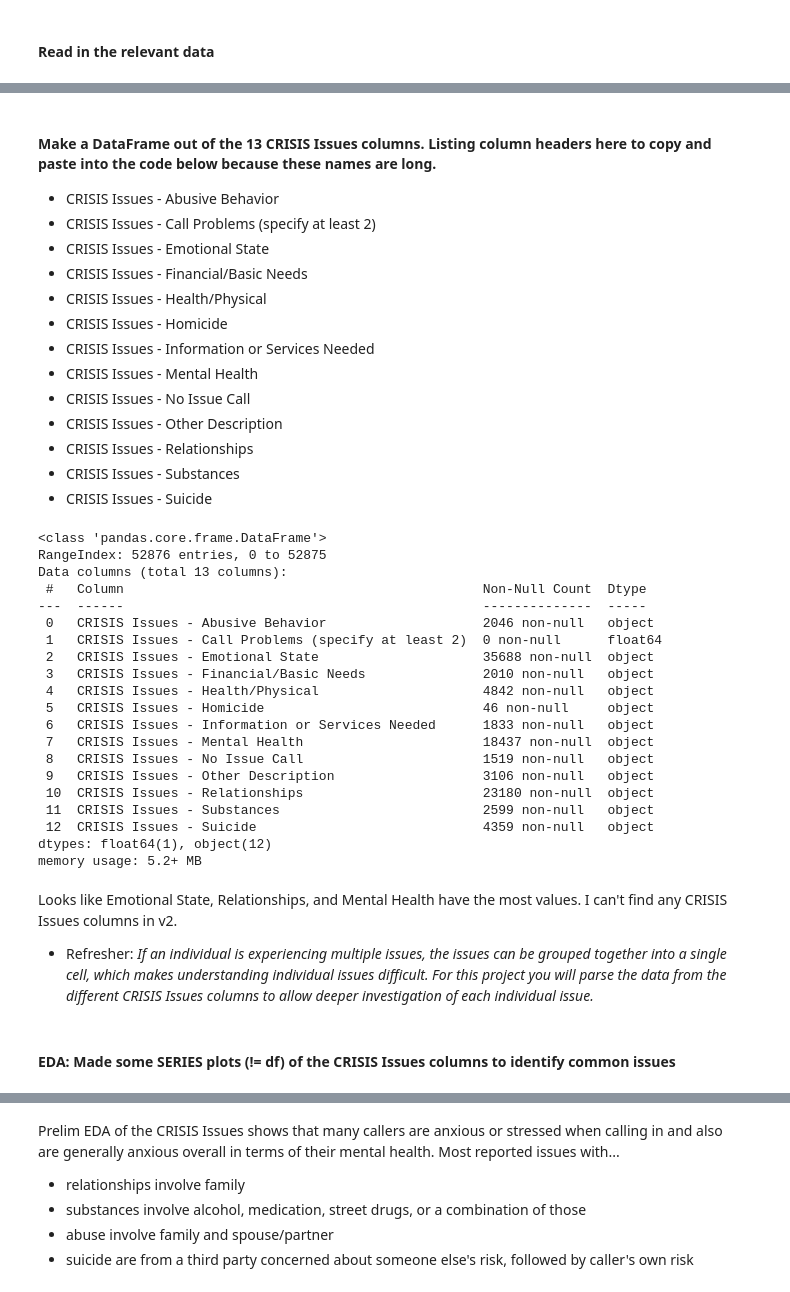
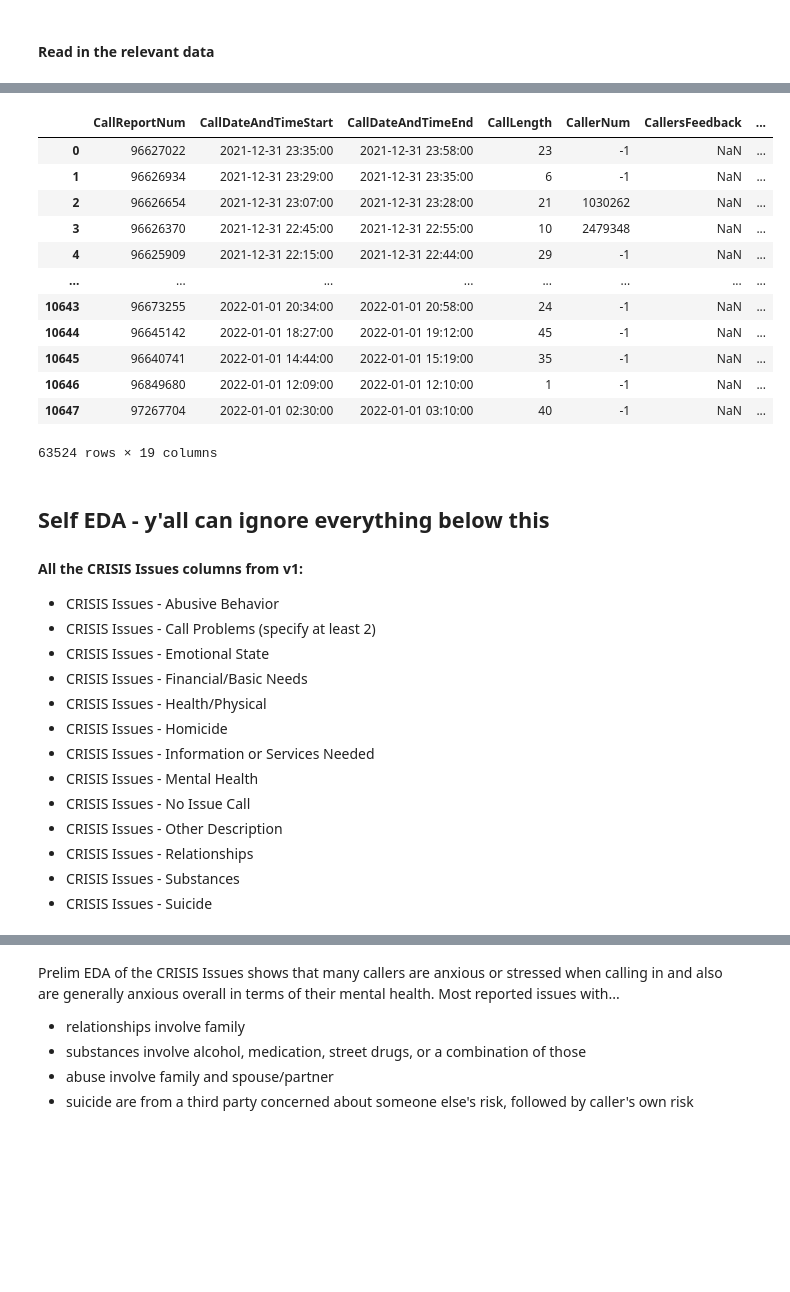
Before and after one commit to NSS-Data-Analytics-Cohort-6/fcs-crisis-data-campers, a Jupyter notebook: notebooks/FCS_project_datacampers.ipynb, the cells around one changed output, grey strips where cells are left out. Cells and saved outputs as stored; diff of their text form; code cells hidden in the pictures; blank space fills up the shorter version.

```diff
--- a/notebooks/FCS_project_datacampers.ipynb
+++ b/notebooks/FCS_project_datacampers.ipynb
@@ -21,3 +23,13 @@ df2 = pd.read_excel('../data/NSSCrisisv_2.xlsx') # 2022
 # df_2020 = pd.read_excel('../data/2020callcenter.xlsx')
 # df_2021 = pd.read_excel('../data/2021callcenter.xlsx')
 # df_2022 = pd.read_excel('../data/2022callcenter.xlsx')
+# %%
+# Rob: Change name of CRISIS Subjective in v2 to CRISIS Issues to match v1
+labels = list()
+for col in df2.columns:
+    labels.append(col.replace('Subjective', 'Issues'))
+df2.columns = labels
+# %%
+# Rob: Drops columns that contain only NaN
+df1.dropna(how='all', axis=1, inplace=True)
+df2.dropna(how='all', axis=1, inplace=True)
@@ -24,5 +71,31 @@ df2 = pd.read_excel('../data/NSSCrisisv_2.xlsx') # 2022
+# %%
+# Rob: Loop that grabs columns we want and puts it into one df
+filter_col1 = [col for col in df1 if col.startswith('CRISIS Issues') or col.startswith('Call')]
+df1_ci = df1[filter_col1]
+# %%
+# Rob: Loop that grabs columns we want and puts it into one df
+filter_col2 = [col for col in df2 if col.startswith('CRISIS Issues') or col.startswith('Call')]
+df2_ci = df2[filter_col2]
+# %%
+all_ci = pd.concat([df1_ci, df2_ci])
+all_ci
+# %% [output]
+|  | CallReportNum | CallDateAndTimeStart | CallDateAndTimeEnd | CallLength | CallerNum | CallersFeedback | ... |
+| 0 | 96627022 | 2021-12-31 23:35:00 | 2021-12-31 23:58:00 | 23 | -1 | NaN | ... |
+| 1 | 96626934 | 2021-12-31 23:29:00 | 2021-12-31 23:35:00 | 6 | -1 | NaN | ... |
+| 2 | 96626654 | 2021-12-31 23:07:00 | 2021-12-31 23:28:00 | 21 | 1030262 | NaN | ... |
+| 3 | 96626370 | 2021-12-31 22:45:00 | 2021-12-31 22:55:00 | 10 | 2479348 | NaN | ... |
+| 4 | 96625909 | 2021-12-31 22:15:00 | 2021-12-31 22:44:00 | 29 | -1 | NaN | ... |
+| ... | ... | ... | ... | ... | ... | ... | ... |
+| 10643 | 96673255 | 2022-01-01 20:34:00 | 2022-01-01 20:58:00 | 24 | -1 | NaN | ... |
+| 10644 | 96645142 | 2022-01-01 18:27:00 | 2022-01-01 19:12:00 | 45 | -1 | NaN | ... |
+| 10645 | 96640741 | 2022-01-01 14:44:00 | 2022-01-01 15:19:00 | 35 | -1 | NaN | ... |
+| 10646 | 96849680 | 2022-01-01 12:09:00 | 2022-01-01 12:10:00 | 1 | -1 | NaN | ... |
+| 10647 | 97267704 | 2022-01-01 02:30:00 | 2022-01-01 03:10:00 | 40 | -1 | NaN | ... |
+63524 rows × 19 columns
 # %% [markdown]
-#### Make a DataFrame out of the 13 CRISIS Issues columns. Listing column headers here to copy and paste into the code below because these names are long.
+## Self EDA - y'all can ignore everything below this
+#### All the CRISIS Issues columns from v1:
 - CRISIS Issues - Abusive Behavior
 - CRISIS Issues - Call Problems (specify at least 2)
 - CRISIS Issues - Emotional State
@@ -36,33 +109,3 @@ df2 = pd.read_excel('../data/NSSCrisisv_2.xlsx') # 2022
 - CRISIS Issues - Relationships
 - CRISIS Issues - Substances
 - CRISIS Issues - Suicide
-# %%
-# For df1 (2020-2021)
-df1_ci = df1[['CRISIS Issues - Abusive Behavior','CRISIS Issues - Call Problems (specify at least 2)','CRISIS Issues - Emotional State','CRISIS Issues - Financial/Basic Needs','CRISIS Issues - Health/Physical','CRISIS Issues - Homicide','CRISIS Issues - Information or Services Needed','CRISIS Issues - Mental Health','CRISIS Issues - No Issue Call','CRISIS Issues - Other Description','CRISIS Issues - Relationships','CRISIS Issues - Substances','CRISIS Issues - Suicide']]
-df1_ci.info()
-# %% [output]
-<class 'pandas.core.frame.DataFrame'>
-RangeIndex: 52876 entries, 0 to 52875
-Data columns (total 13 columns):
- #   Column                                              Non-Null Count  Dtype
----  ------                                              --------------  -----
- 0   CRISIS Issues - Abusive Behavior                    2046 non-null   object
- 1   CRISIS Issues - Call Problems (specify at least 2)  0 non-null      float64
- 2   CRISIS Issues - Emotional State                     35688 non-null  object
- 3   CRISIS Issues - Financial/Basic Needs               2010 non-null   object
- 4   CRISIS Issues - Health/Physical                     4842 non-null   object
- 5   CRISIS Issues - Homicide                            46 non-null     object
- 6   CRISIS Issues - Information or Services Needed      1833 non-null   object
- 7   CRISIS Issues - Mental Health                       18437 non-null  object
- 8   CRISIS Issues - No Issue Call                       1519 non-null   object
- 9   CRISIS Issues - Other Description                   3106 non-null   object
- 10  CRISIS Issues - Relationships                       23180 non-null  object
- 11  CRISIS Issues - Substances                          2599 non-null   object
- 12  CRISIS Issues - Suicide                             4359 non-null   object
-dtypes: float64(1), object(12)
-memory usage: 5.2+ MB
-# %% [markdown]
-Looks like Emotional State, Relationships, and Mental Health have the most values. I can't find any CRISIS Issues columns in v2.
-- Refresher: *If an individual is experiencing multiple issues, the issues can be grouped together into a single cell, which makes understanding individual issues difficult. For this project you will parse the data from the different CRISIS Issues columns to allow deeper investigation of each individual issue.*
-# %% [markdown]
-#### EDA: Made some SERIES plots (!= df) of the CRISIS Issues columns to identify common issues
```
Also changed, not shown: parts of 11 cells of this notebook.
